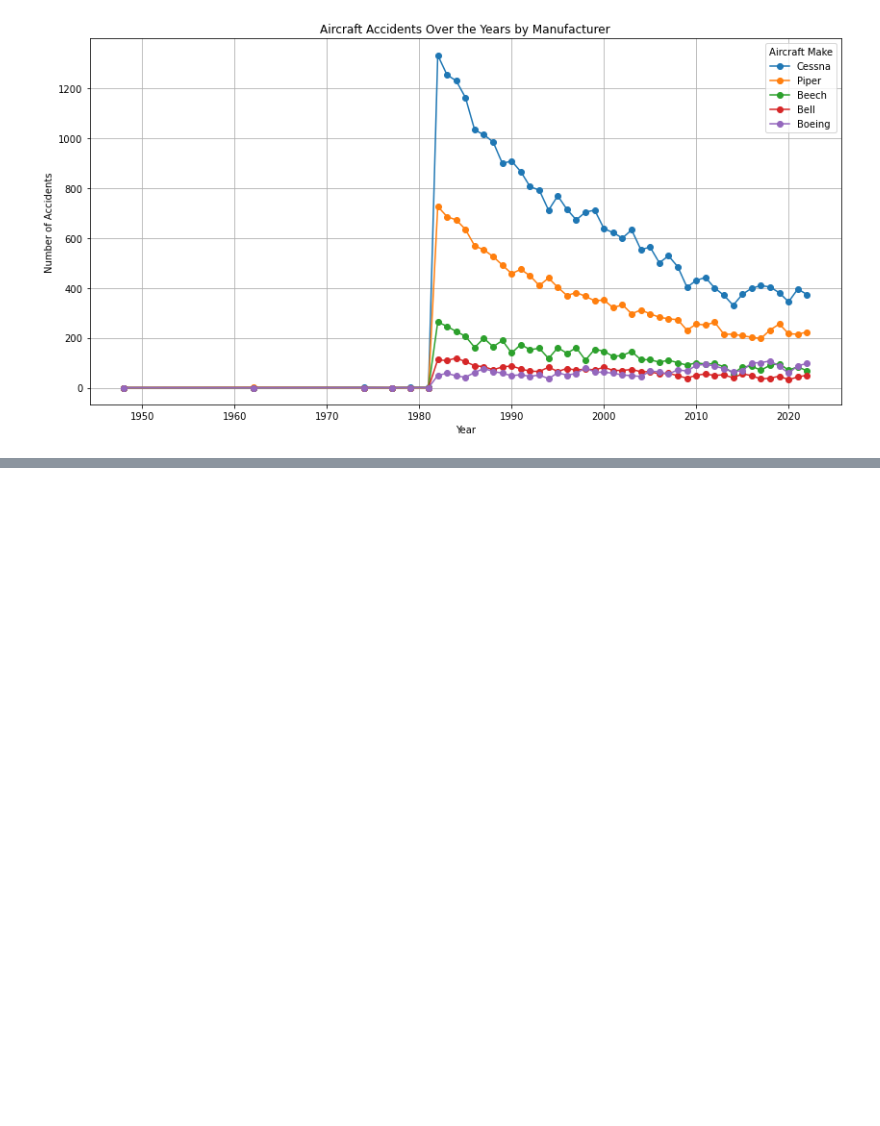
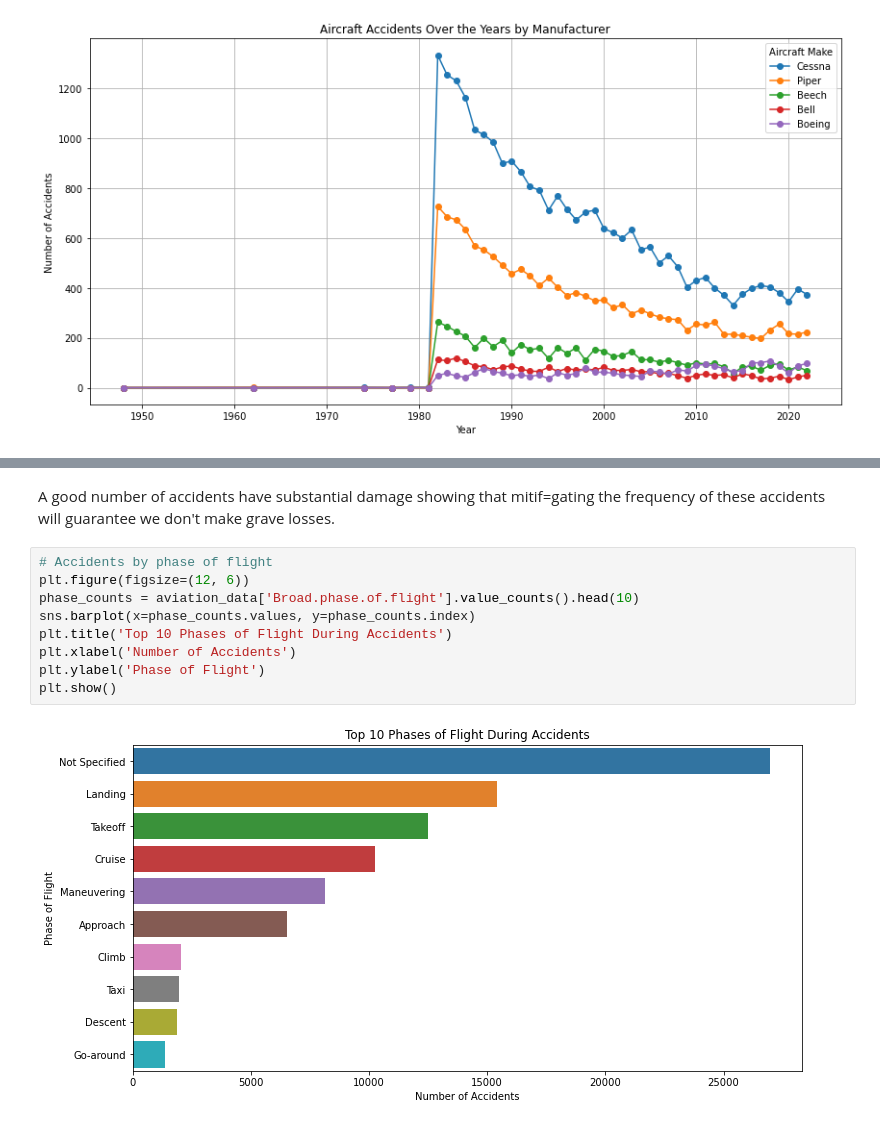
Before and after one commit to RaphaelMuthenya/DSF-P1-dawn-aviation-project, a Jupyter notebook: dawn_aviation_data_business_analysis.ipynb, the cells around one changed output, grey strips where cells are left out. Drawn from its saved outputs; the diff is of its cells as text; blank space fills up the shorter version.

```diff
--- a/dawn_aviation_data_business_analysis.ipynb
+++ b/dawn_aviation_data_business_analysis.ipynb
@@ -568,0 +604,13 @@ plt.show()
+# %% [markdown]
+A good number of accidents have substantial damage showing that mitif=gating the frequency of these accidents will guarantee we don't make grave losses.
+# %%
+# Accidents by phase of flight
+plt.figure(figsize=(12, 6))
+phase_counts = aviation_data['Broad.phase.of.flight'].value_counts().head(10)
+sns.barplot(x=phase_counts.values, y=phase_counts.index)
+plt.title('Top 10 Phases of Flight During Accidents')
+plt.xlabel('Number of Accidents')
+plt.ylabel('Phase of Flight')
+plt.show()
+# %% [output]
+[figure, added]
```
Also changed, not shown: parts of 32 cells of this notebook.
